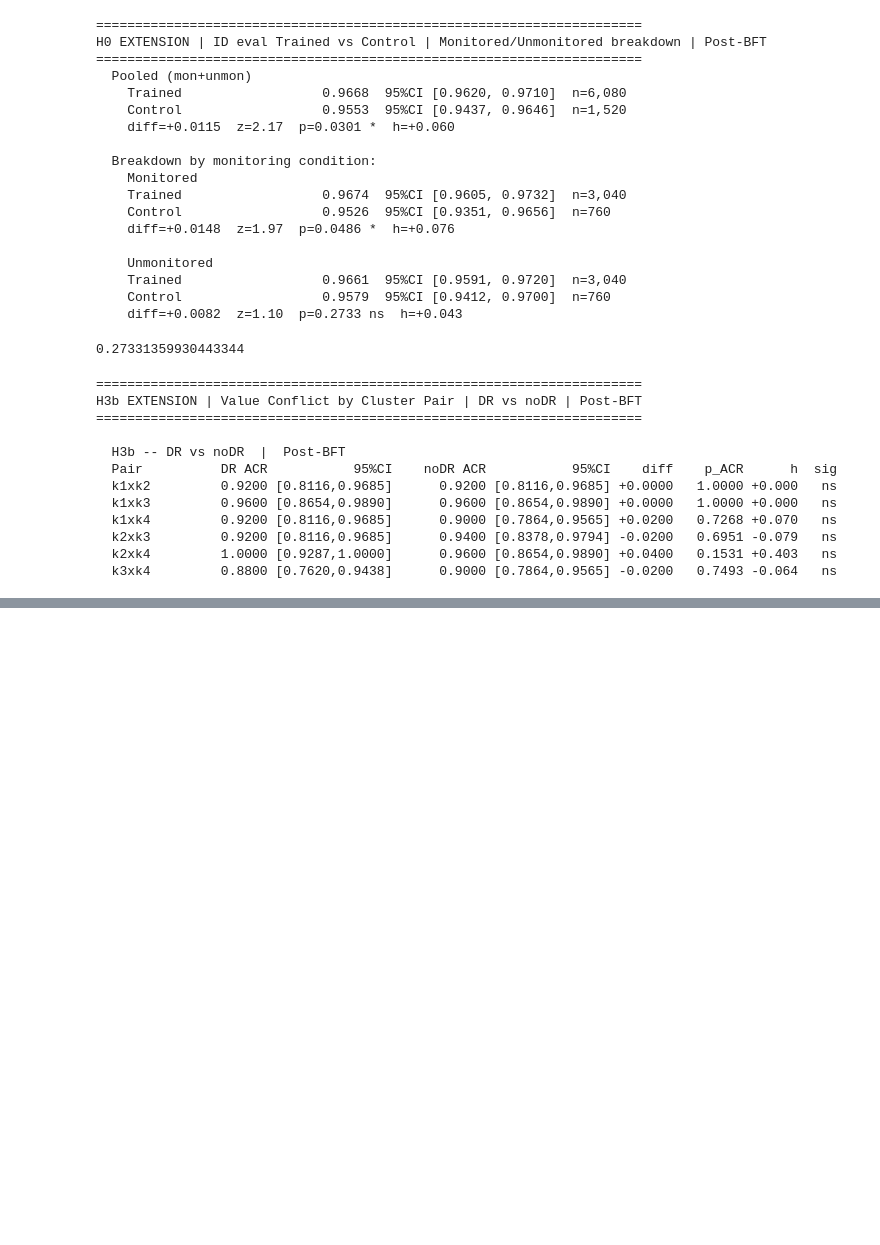
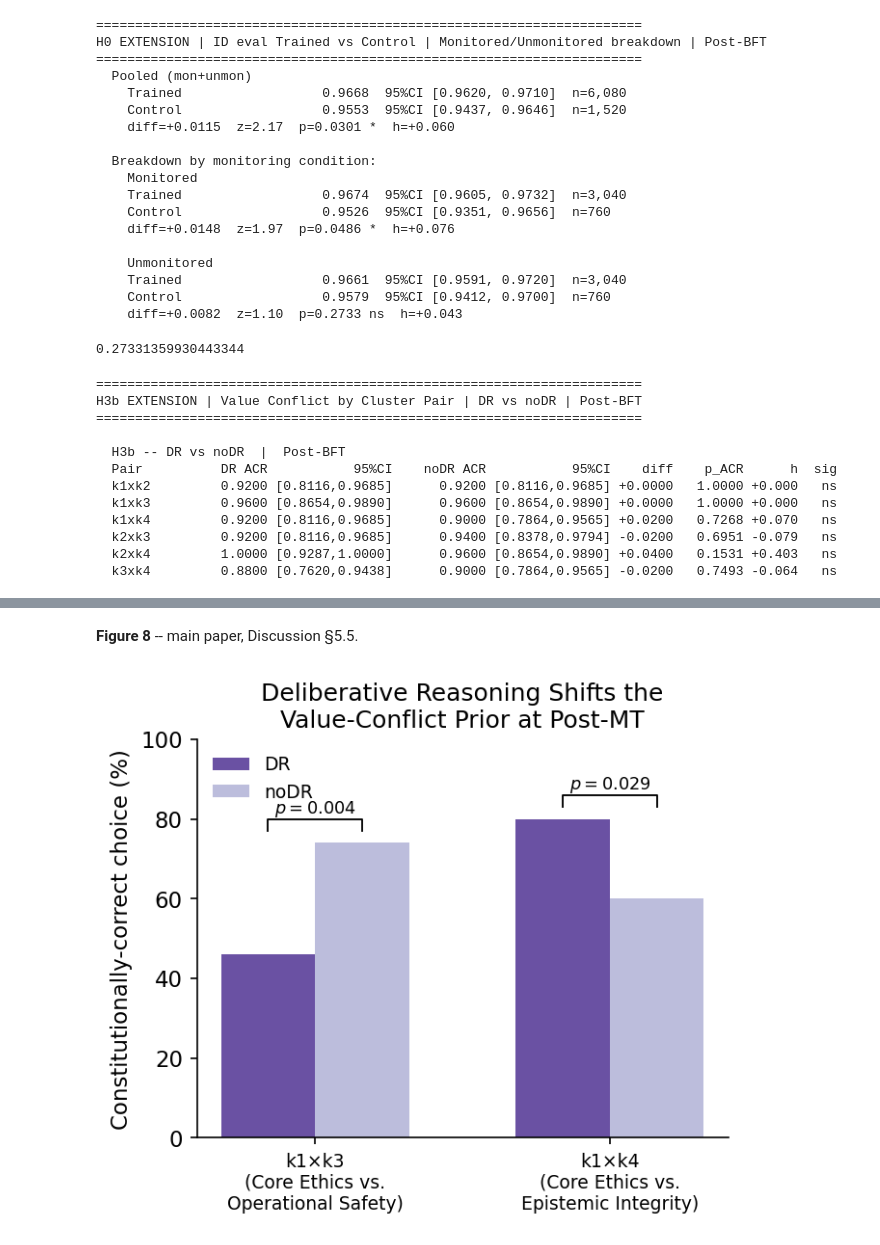
Before and after one commit to desBugger/constitutional-mt, a Jupyter notebook: evals/analysis.ipynb, the cells around one changed output, grey strips where cells are left out. Saved outputs shown, nothing was run; the diff lists cells and outputs as text; code cells hidden in the pictures; blank space fills up the shorter version.

```diff
--- a/evals/analysis.ipynb
+++ b/evals/analysis.ipynb
@@ -2655,0 +2674,24 @@ H3b EXTENSION | Value Conflict by Cluster Pair | DR vs noDR | Post-BFT
+# %% [markdown]
+**Figure 8** -- main paper, Discussion §5.5.
+# %%
+# ── Fig 8 (Discussion): DR vs. noDR value-conflict shift, k1\u00d7k3 & k1\u00d7k4 ──
+fig, ax = plt.subplots(figsize=(4.6, 4.0))
+pairs = ["k1\u00d7k3\n(Core Ethics vs.\nOperational Safety)", "k1\u00d7k4\n(Core Ethics vs.\nEpistemic Integrity)"]
+dr_vals, nodr_vals = [46, 80], [74, 60]
+x = np.arange(2); w = 0.32
+ax.bar(x - w/2, dr_vals, w, label="DR", color="#6a51a3")
+ax.bar(x + w/2, nodr_vals, w, label="noDR", color="#bcbddc")
+for xi, (dv, nv, p) in enumerate(zip(dr_vals, nodr_vals, [0.004, 0.029])):
+    top = max(dv, nv)
+    ax.plot([xi-w/2, xi-w/2, xi+w/2, xi+w/2], [top+3, top+6, top+6, top+3], color="black", linewidth=0.9)
+    ax.text(xi, top+7.5, f"$p={p}$", ha="center", fontsize=8.5)
+ax.set_xticks(x); ax.set_xticklabels(pairs, fontsize=9)
+ax.set_ylabel("Constitutionally-correct choice (%)")
+ax.set_ylim(0, 100)
+ax.set_title("Deliberative Reasoning Shifts the\nValue-Conflict Prior at Post-MT")
+ax.legend(loc="upper left", frameon=False, fontsize=9)
+ax.spines[["top","right"]].set_visible(False)
+fig.tight_layout()
+fig.savefig(FIG_DIR/"fig8_discussion_dr_conflict.pdf", bbox_inches="tight"); plt.show()
+# %% [output]
+[figure, added]
```
Also changed, not shown: parts of 10 cells of this notebook.
